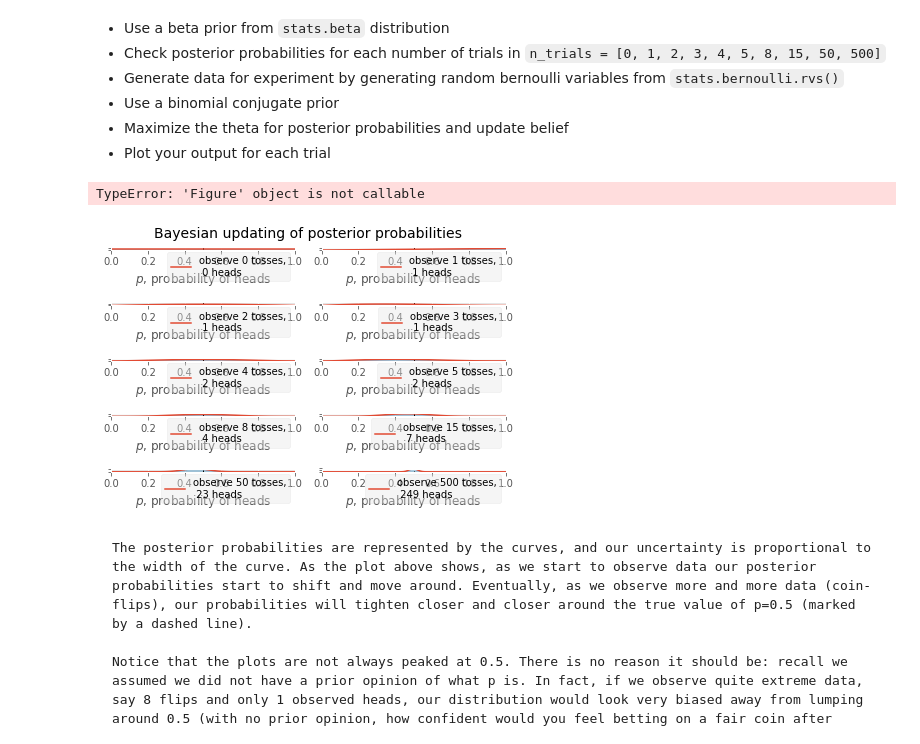
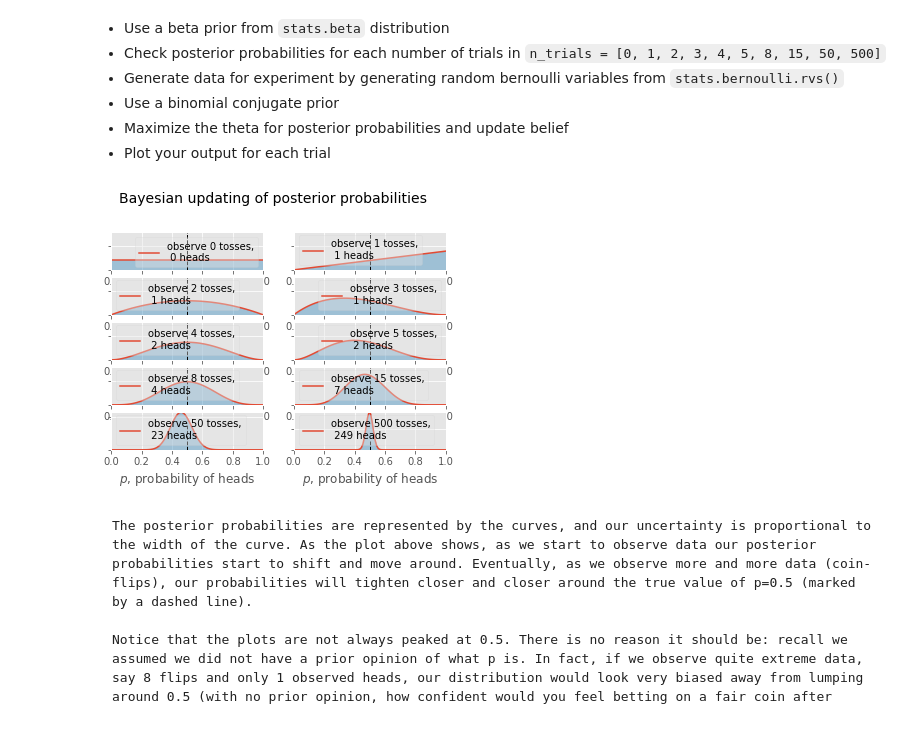
Before and after one commit to briansrebrenik/dsc-2-21-14-bayesian-frameowork-lab-nyc-career-ds-102218, a Jupyter notebook: index.ipynb, the cells around one changed output. Drawn from its saved outputs; the diff is of its cells as text; code cells hidden in the pictures.

```diff
--- a/index.ipynb
+++ b/index.ipynb
@@ -47,29 +47,29 @@ x = np.linspace(0, 1, 100)
 # %%
 for k, N in enumerate(n_trials):
     sx = plt.subplot(len(n_trials) / 2, 2, k + 1)
     plt.xlabel("$p$, probability of heads")
     plt.setp(sx.get_yticklabels(), visible=False)
 
     heads = data[:N].sum()
     y = dist.pdf(x, 1 + heads, 1 + N - heads)
 
     plt.plot(x, y, label="observe %d tosses,\n %d heads" % (N, heads))
     plt.fill_between(x, 0, y, color="#348ABD", alpha=0.4)
     plt.vlines(0.5, 0, 4, color="k", linestyles="--", lw=1)
 
     leg = plt.legend()
     leg.get_frame().set_alpha(0.4)
     plt.autoscale(tight=True)
 
 
 plt.suptitle("Bayesian updating of posterior probabilities",
              y=1.02,
              fontsize=14)
 
-plt.tight_layout()
+
+plt.show()
 # %% [output]
-TypeError: 'Figure' object is not callable
-[figure, old version]
+[figure, new version]
 # %%
 # Record your observations here
 # %% [markdown]
```
